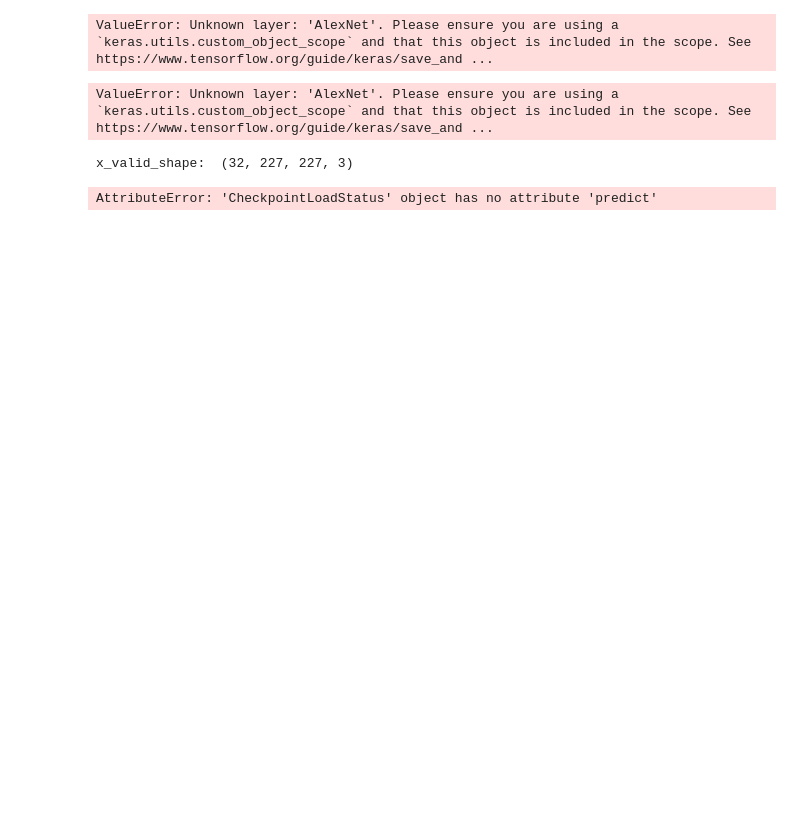
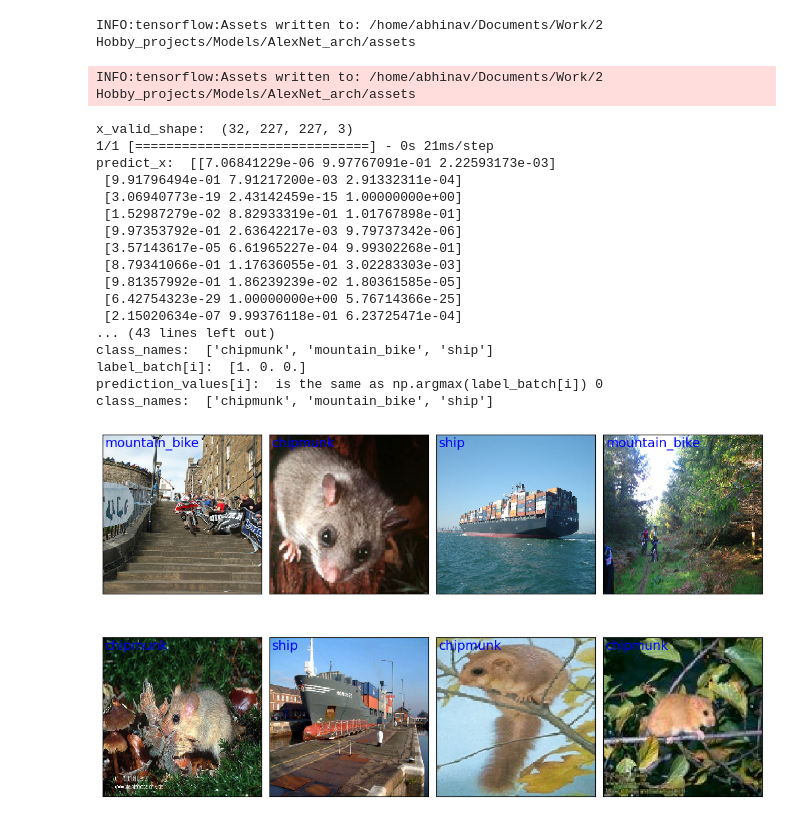
Before and after one commit to Abhinav-Krishnan-Ds/AIProjects, a Jupyter notebook: Computer_vision_Projects/AlexNet/alexnet.ipynb, the cells around one changed output. Cells and saved outputs as stored; diff of their text form; code cells hidden in the pictures; blank space fills up the shorter version.

```diff
--- a/Computer_vision_Projects/AlexNet/alexnet.ipynb
+++ b/Computer_vision_Projects/AlexNet/alexnet.ipynb
@@ -237,2 +163,17 @@ class AlexNet(Sequential):
             metrics=["accuracy"]
         )
+# %%
+train_dir = "/home/abhinav/Documents/Work/2 Hobby_projects/Datasets/Imagenet/train_synsets"
+valid_dir = "/home/abhinav/Documents/Work/2 Hobby_projects/Datasets/Imagenet/valid_synsets"
+test_dir = "/home/abhinav/Documents/Work/2 Hobby_projects/Datasets/Imagenet/test_synsets"
+
+model_dir = "/home/abhinav/Documents/Work/2 Hobby_projects/Models"
+# %%
+num_classes = 3
+epochs = 50
+batch_size = 32
+Image_height = 227
+Image_width = 227
+
+model = AlexNet((227, 227, 3), num_classes)
+model.summary()
@@ -239,17 +198,4 @@ class AlexNet(Sequential):
 # %%
-num_classes = 3
-
-model = AlexNet((227, 227, 3), num_classes)
-
-epochs = 1
-batch_size = 32
-
-train_dir = "/home/abhinav/Documents/Work/2 Hobby_projects/Datasets/Imagenet/synsets"
-valid_dir = "/home/abhinav/Documents/Work/2 Hobby_projects/Datasets/Imagenet/valid_synsets"
-
-Image_height = 227
-Image_width = 227
-
 train_datagen = ImageDataGenerator(
     rescale=1./255,
     rotation_range=10,
@@ -283,8 +229,23 @@ valid_generator = valid_datagen.flow_from_directory(
     class_mode="categorical"
 )
 
+test_datagen = ImageDataGenerator(
+    rescale=1.0/255.0
+)
+
+test_generator = test_datagen.flow_from_directory(
+    test_dir,
+    target_size=(Image_height, Image_width),
+    color_mode="rgb",
+    batch_size=batch_size,
+    seed=7,
+    shuffle=True,
+    class_mode="categorical"
+)
+
 train_num = train_generator.samples
 valid_num = valid_generator.samples
+train_num = train_generator.samples
 # %% [output]
 Found 3605 images belonging to 3 classes.
 Found 264 images belonging to 3 classes.
@@ -366,42 +298,53 @@ NameError: name 'printf' is not defined
 # %%
-model.save(model_dir)
+model.save(path_to_save_arch)
+# %% [output]
+INFO:tensorflow:Assets written to: /home/abhinav/Documents/Work/2 Hobby_projects/Models/AlexNet_arch/assets
+INFO:tensorflow:Assets written to: /home/abhinav/Documents/Work/2 Hobby_projects/Models/AlexNet_arch/assets
-# %%
-n = load_model(model_dir)
-# %% [output]
-ValueError: Unknown layer: 'AlexNet'. Please ensure you are using a `keras.utils.custom_object_scope` and that this object is included in the scope. See https://www.tensorflow.org/guide/keras/save_and ...
-# %%
-new_model_pre = keras.models.load_model("/home/abhinav/Documents/Work/2 Hobby_projects/Models/myalexnet.h5")
-# %% [output]
-ValueError: Unknown layer: 'AlexNet'. Please ensure you are using a `keras.utils.custom_object_scope` and that this object is included in the scope. See https://www.tensorflow.org/guide/keras/save_and ...
 # %%
 #predictions
 
 class_names = ['chipmunk', 'mountain_bike', 'ship']
 
 x_valid, label_batch = next(iter(valid_generator))
 # print("x_valid: ", x_valid)
 # print("label_batch: ", label_batch)
 
 print("x_valid_shape: ", x_valid.shape)
 
-predict_x = n.predict(x_valid)
+predict_x = model.predict(x_valid)
 print("predict_x: ", predict_x)
 prediction_values = np.argmax(predict_x,axis=1)
 print("prediction_values", prediction_values)
 
 fig = plt.figure(figsize=(10, 6))
 fig.subplots_adjust(left=0, right=1, bottom=0, top=1, hspace=0.05, wspace=0.05)
 
 for i in range(8):
     ax = fig.add_subplot(2, 4, i+1, xticks=[], yticks=[])
     ax.imshow(x_valid[i, :], cmap=plt.cm.gray_r, interpolation='nearest')
     if prediction_values[i] == np.argmax(label_batch[i]):
         print("label_batch[i]: ", label_batch[i])
         print("prediction_values[i]:  is the same as np.argmax(label_batch[i])", prediction_values[i])
         print("class_names: ", class_names)
         ax.text(3, 17, class_names[prediction_values[i]], color='blue', fontsize=14)
     else:
         ax.text(3, 17, class_names[prediction_values[i]], color='red', fontsize=14)
 # %% [output]
 x_valid_shape:  (32, 227, 227, 3)
+1/1 [==============================] - 0s 21ms/step
+predict_x:  [[7.06841229e-06 9.97767091e-01 2.22593173e-03]
+ [9.91796494e-01 7.91217200e-03 2.91332311e-04]
+ [3.06940773e-19 2.43142459e-15 1.00000000e+00]
+ [1.52987279e-02 8.82933319e-01 1.01767898e-01]
+ [9.97353792e-01 2.63642217e-03 9.79737342e-06]
+ [3.57143617e-05 6.61965227e-04 9.99302268e-01]
+ [8.79341066e-01 1.17636055e-01 3.02283303e-03]
+ [9.81357992e-01 1.86239239e-02 1.80361585e-05]
+ [6.42754323e-29 1.00000000e+00 5.76714366e-25]
+ [2.15020634e-07 9.99376118e-01 6.23725471e-04]
+... (43 lines left out)
+class_names:  ['chipmunk', 'mountain_bike', 'ship']
+label_batch[i]:  [1. 0. 0.]
+prediction_values[i]:  is the same as np.argmax(label_batch[i]) 0
+class_names:  ['chipmunk', 'mountain_bike', 'ship']
-AttributeError: 'CheckpointLoadStatus' object has no attribute 'predict'
+[figure, added]
```
Also changed, not shown: parts of 19 cells of this notebook, 55 other files.
